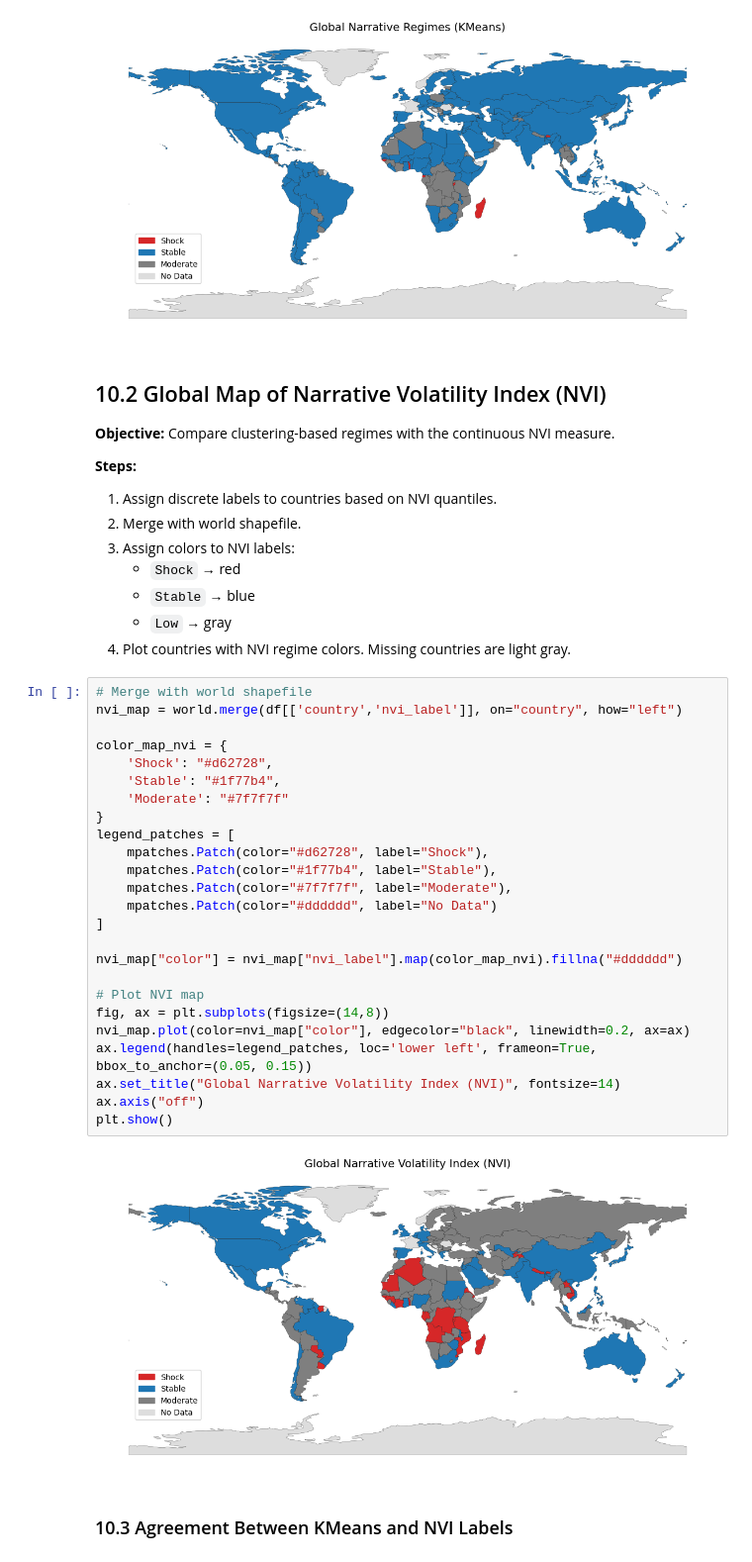
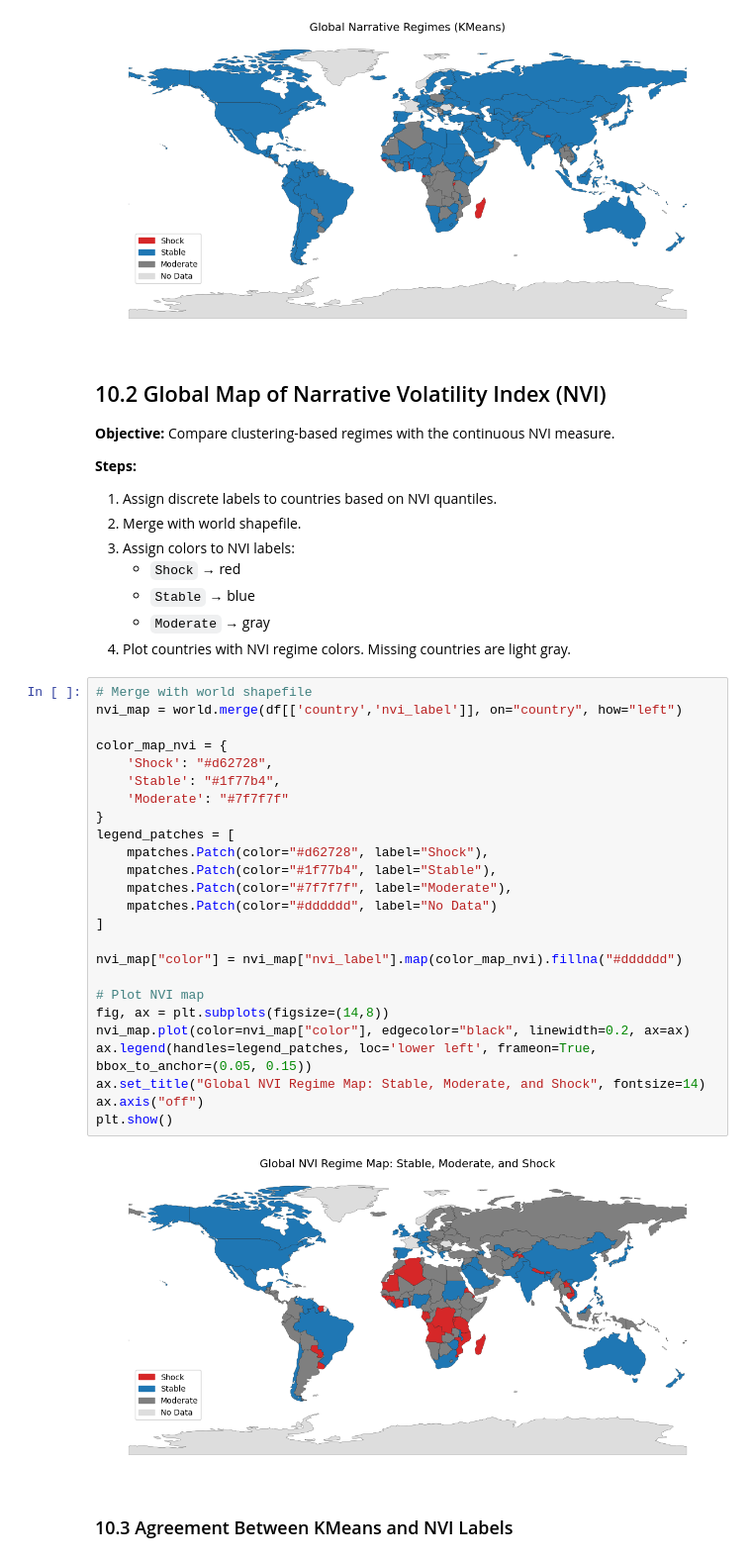
Before and after one commit to ancyra2/mining-prjkt, a Jupyter notebook: notebooks/03_nvi_report.ipynb, the cells around one changed output. Shown at 99% size. Cells and saved outputs as stored; diff of their text form.

```diff
--- a/notebooks/03_nvi_report.ipynb
+++ b/notebooks/03_nvi_report.ipynb
@@ -889,35 +889,35 @@ plt.show()
 3. Assign colors to NVI labels:
    - `Shock` → red
    - `Stable` → blue
-   - `Low` → gray
+   - `Moderate` → gray
 4. Plot countries with NVI regime colors. Missing countries are light gray.
 # %%
 # Merge with world shapefile
 nvi_map = world.merge(df[['country','nvi_label']], on="country", how="left")
 
 color_map_nvi = {
     'Shock': "#d62728",
     'Stable': "#1f77b4",
     'Moderate': "#7f7f7f"
 }
 legend_patches = [
     mpatches.Patch(color="#d62728", label="Shock"),
     mpatches.Patch(color="#1f77b4", label="Stable"),
     mpatches.Patch(color="#7f7f7f", label="Moderate"),
     mpatches.Patch(color="#dddddd", label="No Data")
 ]
 
 nvi_map["color"] = nvi_map["nvi_label"].map(color_map_nvi).fillna("#dddddd")
 
 # Plot NVI map
 fig, ax = plt.subplots(figsize=(14,8))
 nvi_map.plot(color=nvi_map["color"], edgecolor="black", linewidth=0.2, ax=ax)
 ax.legend(handles=legend_patches, loc='lower left', frameon=True, bbox_to_anchor=(0.05, 0.15))
-ax.set_title("Global Narrative Volatility Index (NVI)", fontsize=14)
+ax.set_title("Global NVI Regime Map: Stable, Moderate, and Shock", fontsize=14)
 ax.axis("off")
 plt.show()
 # %% [output]
-[figure, old version]
+[figure, new version]
 # %% [markdown]
 ### 10.3 Agreement Between KMeans and NVI Labels
 # %%
```
Also changed, not shown: parts of 22 cells of this notebook, 1 other file.
